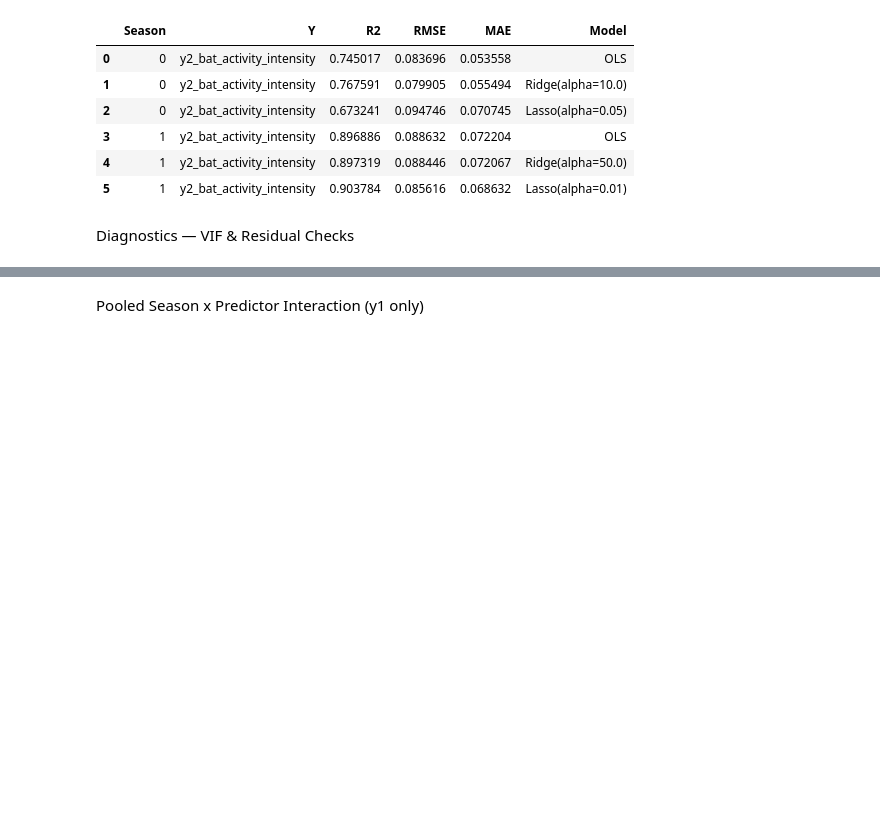
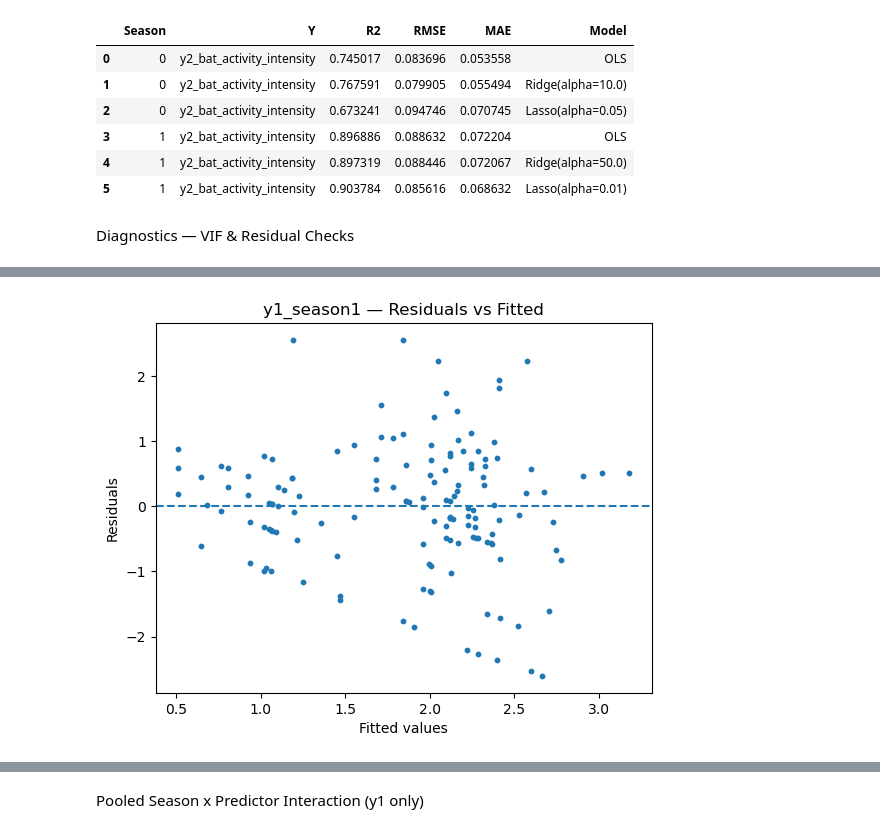
Before and after one commit to ishanpanta/bat-vs-rat, a Jupyter notebook: assignment3.ipynb, the cells around one changed output, grey strips where cells are left out. Drawn from its saved outputs; the diff is of its cells as text; code cells hidden in the pictures; blank space fills up the shorter version.

```diff
--- a/assignment3.ipynb
+++ b/assignment3.ipynb
@@ -523,0 +518,85 @@ VIF (illustrative, example season):
+# %%
+def compute_vif_numeric(df_numeric: pd.DataFrame) -> pd.DataFrame:
+    """Compute VIF on numeric features (rows with NaNs dropped)."""
+    X = df_numeric.dropna(axis=0)
+    if X.shape[0] < 10 or X.shape[1] < 2:
+        return pd.DataFrame({"feature": X.columns, "VIF": np.nan})
+    X_const = sm.add_constant(X)
+    vifs = []
+    for i, _ in enumerate(X.columns):
+        try:
+            v = variance_inflation_factor(X_const.values, i+1)
+        except Exception:
+            v = np.nan
+        vifs.append(v)
+    return pd.DataFrame({"feature": X.columns, "VIF": vifs})
+
+def get_numeric_block(df: pd.DataFrame, numeric_feature_list):
+    cols = [c for c in numeric_feature_list if c in df.columns]
+    num_df = df[cols].copy()
+    if len(cols) > 0:
+        num_df = num_df.fillna(num_df.median(numeric_only=True))
+    return num_df
+
+def plot_resid_and_qq(y_true, y_pred, title_prefix: str):
+    resid = y_true - y_pred
+
+    # Residuals vs Fitted
+    plt.figure()
+    plt.scatter(y_pred, resid, s=10)
+    plt.axhline(0, linestyle="--")
+    plt.xlabel("Fitted values")
+    plt.ylabel("Residuals")
+    plt.title(f"{title_prefix} — Residuals vs Fitted")
+    path1 = os.path.join(OUTPUT_DIR, f"{title_prefix.replace(' ', '_')}_resid_vs_fitted.png")
+    plt.savefig(path1, dpi=150, bbox_inches='tight')
+    plt.show()
+    print("Saved:", path1)
+
+    # Q–Q plot
+    sm.qqplot(resid, line='s')
+    plt.title(f"{title_prefix} — Q–Q Plot")
+    path2 = os.path.join(OUTPUT_DIR, f"{title_prefix.replace(' ', '_')}_qq.png")
+    plt.savefig(path2, dpi=150, bbox_inches='tight')
+    plt.show()
+    print("Saved:", path2)
+
+# ---------------------------
+# y1, season = 1  (Spring)
+# ---------------------------
+if 'models_y1' in globals() and 1 in models_y1:
+    pack = models_y1[1]
+    ridge_model = pack['ridge']
+    df_train, df_val, df_test = pack['splits']
+
+    # VIF on train (numeric predictors only)
+    num_df = get_numeric_block(df_train, numeric_features)
+    print("\nVIF (y1, season=1)")
+    display(compute_vif_numeric(num_df))
+
+    # Residuals on test (y1 was log1p-transformed in training)
+    y_true = np.log1p(df_test['bat_landing_to_food'].astype(float))
+    y_pred = ridge_model.predict(df_test)
+    plot_resid_and_qq(y_true, y_pred, title_prefix="y1_season1")
+else:
+    print("y1, season=1 model not found — skipping.")
+
+# ---------------------------
+# y2, season = 0  (Winter)
+# ---------------------------
+if 'models_y2' in globals() and 0 in models_y2:
+    pack = models_y2[0]
+    ridge_model = pack['ridge']
+    df_train, df_val, df_test = pack['splits']
+
+    # VIF on train (numeric predictors only)
+    num_df = get_numeric_block(df_train, numeric_features)
+    print("\nVIF (y2, season=0)")
+    display(compute_vif_numeric(num_df))
+
+    # Residuals on test
+    # NOTE: y2 column is already a log1p ratio; training applied log1p again -> match that here
+    y_true = np.log1p(df_test['bat_activity_intensity'].astype(float))
+    y_pred = ridge_model.predict(df_test)
+    plot_resid_and_qq(y_true, y_pred, title_prefix="y2_season0")
+# %% [output]
@@ -523,0 +610 @@ VIF (illustrative, example season):
+[figure, added]
```
Also changed, not shown: parts of 8 cells of this notebook, 4 other files.
